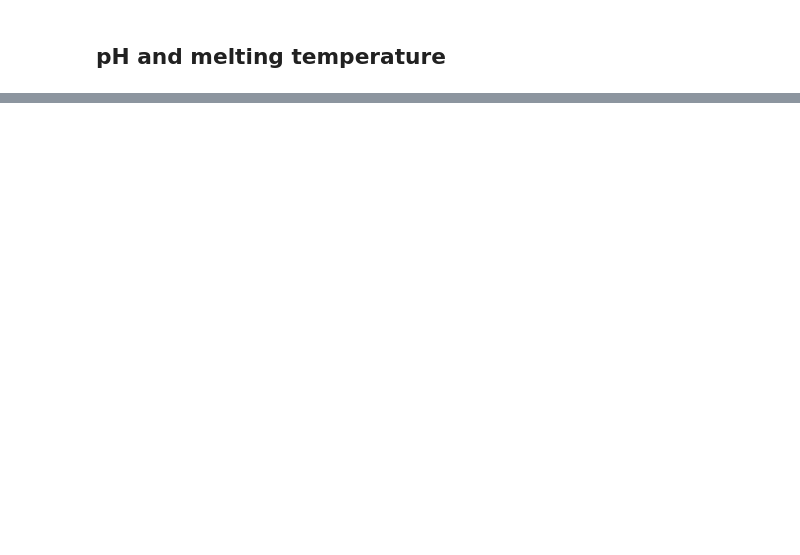
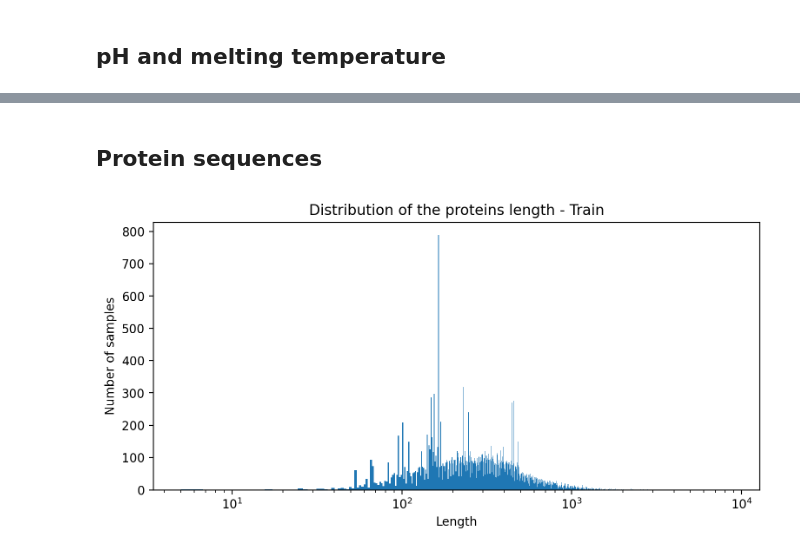
Before and after one commit to adrien-lagesse/enzyme-stability, a Jupyter notebook: EDA.ipynb, the cells around one changed output, grey strips where cells are left out. Saved outputs shown, nothing was run; the diff lists cells and outputs as text; code cells hidden in the pictures; blank space fills up the shorter version.

```diff
--- a/EDA.ipynb
+++ b/EDA.ipynb
@@ -113,0 +111,12 @@ plt.show()
+# %% [markdown]
+## Protein sequences
+# %%
+plt.figure(figsize=(9,4), dpi=200)
+plt.hist(train_df["protein_sequence"].apply(lambda x:len(x)), 5000)
+plt.title("Distribution of the proteins length - Train")
+plt.xlabel("Length")
+plt.xscale('log')
+plt.ylabel("Number of samples")
+plt.show()
+# %% [output]
+[figure, added]
```
Also changed, not shown: parts of 28 cells of this notebook, 5 other files.
